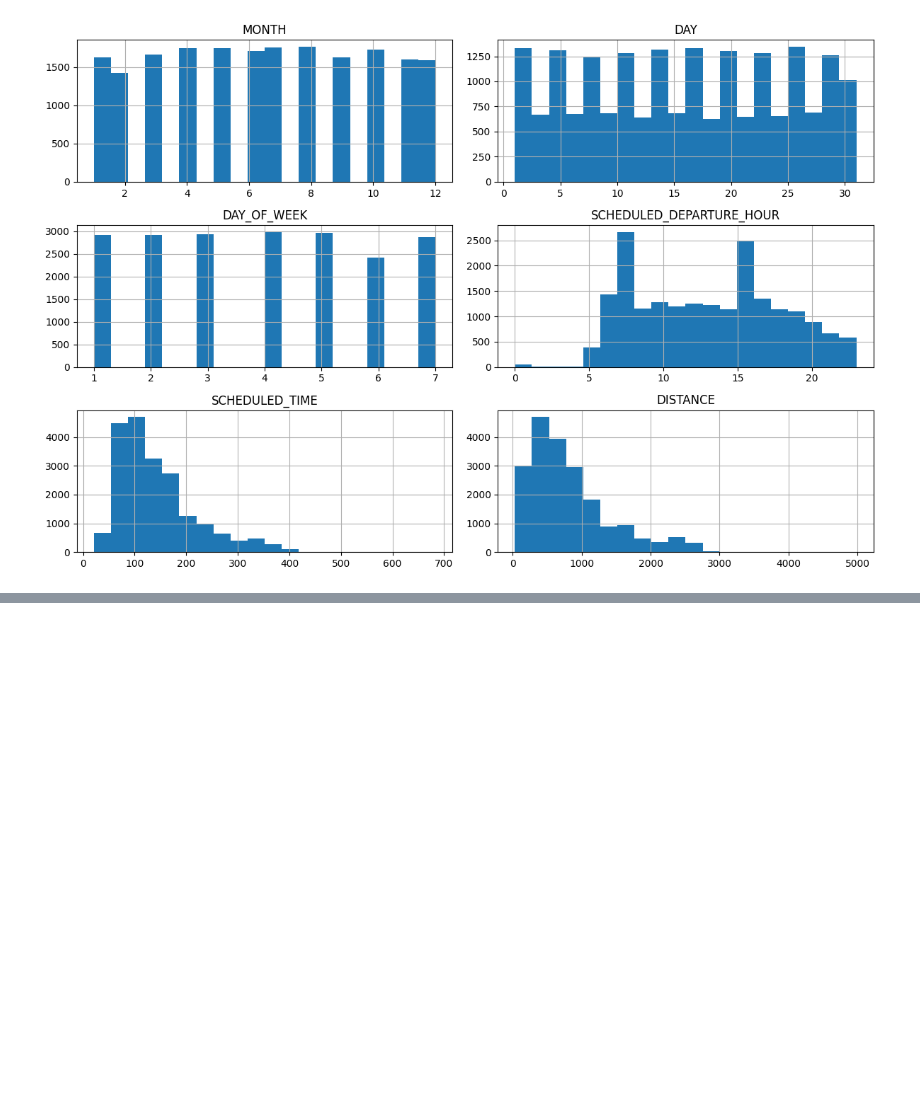
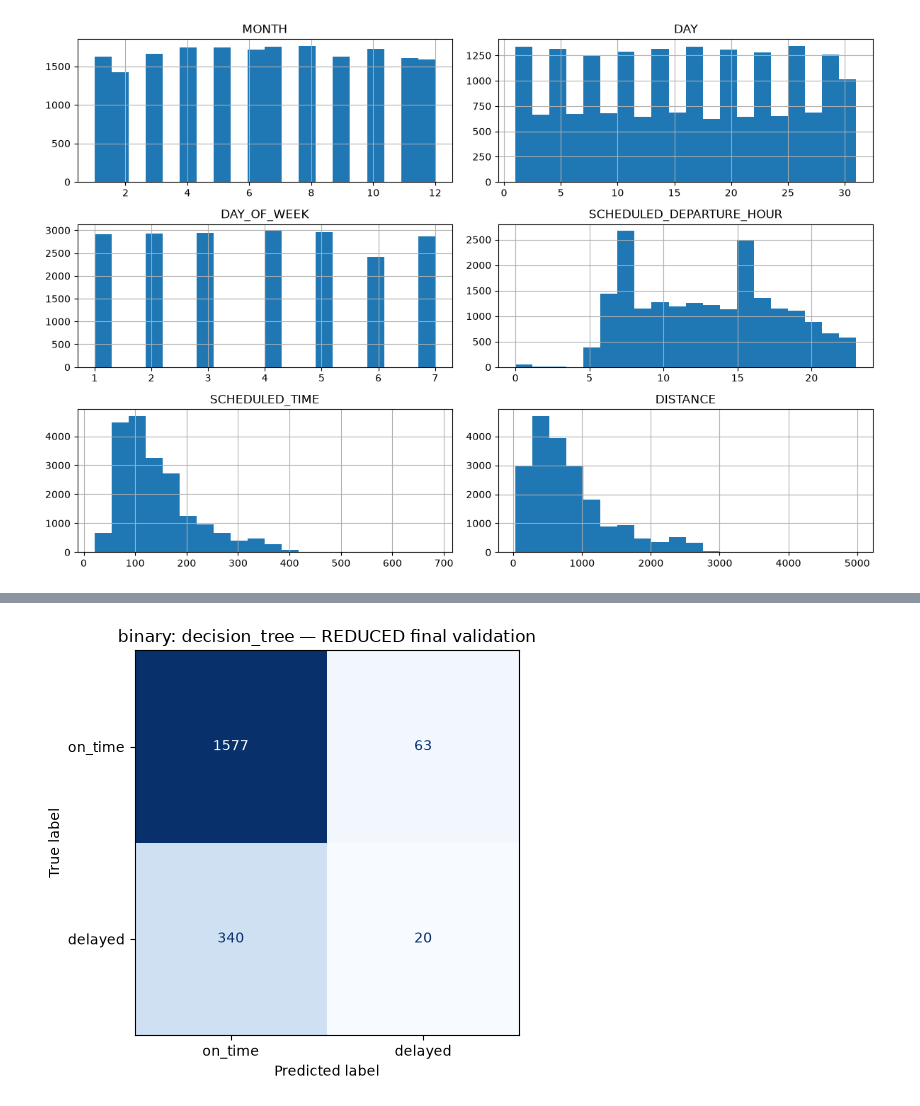
Before and after one commit to laurenlal/cse5104-project2, a Jupyter notebook: model_fitting.ipynb, the cells around one changed output, grey strips where cells are left out. Cells and saved outputs as stored; diff of their text form; code cells hidden in the pictures; blank space fills up the shorter version.

```diff
--- a/model_fitting.ipynb
+++ b/model_fitting.ipynb
@@ -594,0 +778,95 @@ Prediction runtime:           0.0039 seconds
+# %%
+red_results = []
+red_best_models = {}
+red_cv_tables = {}
+
+for classification, split in splits.items():
+    X_train, y_train, X_validation, y_validation = split
+
+    folds = list(StratifiedKFold(n_splits=CV_FOLDS, shuffle=True, random_state=SEED).split(X_train, y_train))
+
+    for model in models:
+        model_estimator, hyperparameters = model_specs[model]
+        pipeline = make_pipeline(model_estimator, selected_features=True)
+
+        grid_search = GridSearchCV(
+            estimator=pipeline,
+            param_grid=hyperparameters,
+            scoring="f1_macro",
+            cv=folds,
+            n_jobs=-1,
+            verbose=1,
+            refit=False,
+        )
+
+        grid_search.fit(X_train, y_train)
+
+        cv_table = pd.DataFrame(grid_search.cv_results_)
+        red_cv_tables[(classification, model)] = cv_table
+
+        mean_test_scores = cv_table[["mean_test_score", "std_test_score"]].copy()
+
+        best_index = mean_test_scores["mean_test_score"].idxmax()
+        best_params = grid_search.cv_results_["params"][best_index]
+
+        best_model = make_pipeline(model_estimator, selected_features=True).set_params(**best_params)
+
+        start_time = perf_counter()
+        best_model.fit(X_train, y_train)
+        fit_time = perf_counter() - start_time
+
+        start_time = perf_counter()
+        predictions = best_model.predict(X_validation)
+        prediction_seconds = perf_counter() - start_time
+
+        red_best_models[(classification, model)] = best_model
+        accuracy = accuracy_score(y_validation, predictions)
+        balanced_accuracy = balanced_accuracy_score(y_validation, predictions)
+        macro_f1 = f1_score(y_validation, predictions, average="macro")
+
+        labels = np.arange(len(class_names[classification]))
+
+        print(f"Validation accuracy:          {accuracy:.4f}")
+        print(f"Validation balanced accuracy: {balanced_accuracy:.4f}")
+        print(f"Validation macro F1:          {macro_f1:.4f}")
+        print(f"Final training runtime:       {fit_time:.4f} seconds")
+        print(f"Prediction runtime:           {prediction_seconds:.4f} seconds")
+
+        ConfusionMatrixDisplay.from_predictions(
+            y_validation,
+            predictions,
+            labels=labels,
+            display_labels=class_names[classification],
+            cmap="Blues",
+            colorbar=False,
+        )
+
+        plt.title(f"{classification}: {model} — REDUCED final validation")
+        plt.tight_layout()
+        plt.show()
+
+
+        red_results.append({
+            "classification": classification,
+            "model": model,
+            "best_parameters": str(best_params),
+            "cv_macro_f1": mean_test_scores.loc[best_index, "mean_test_score"],
+            "validation_accuracy": accuracy,
+            "validation_balanced_accuracy": balanced_accuracy,
+            "validation_macro_f1": macro_f1,
+            "training_seconds": fit_time,
+            "prediction_seconds": prediction_seconds,
+
+           "original_features": len(numeric_features + categorical_features),
+           "selected_features": len(best_model.named_steps["feature_selection"].selected_features_),
+           "selected_feature_names": str(best_model.named_steps["feature_selection"].selected_features_)
+        })
+
+
+
+red_results_df = pd.DataFrame(red_results)
+display(red_results_df.sort_values(["classification", "validation_macro_f1"], ascending=[True, False]))
+red_results_df.to_csv(OUTPUT_DIR / "model_fitting_results_reduced.csv", index=False)
+for (classification, model), cv_table in red_cv_tables.items():
+    cv_table.to_csv(OUTPUT_DIR / f"cv_results_reduced_{classification}_{model}.csv", index=False)
+# %% [output]
@@ -594,0 +879 @@ Prediction runtime:           0.0039 seconds
+[figure, added]
```
Also changed, not shown: parts of 21 cells of this notebook, 34 other files.
